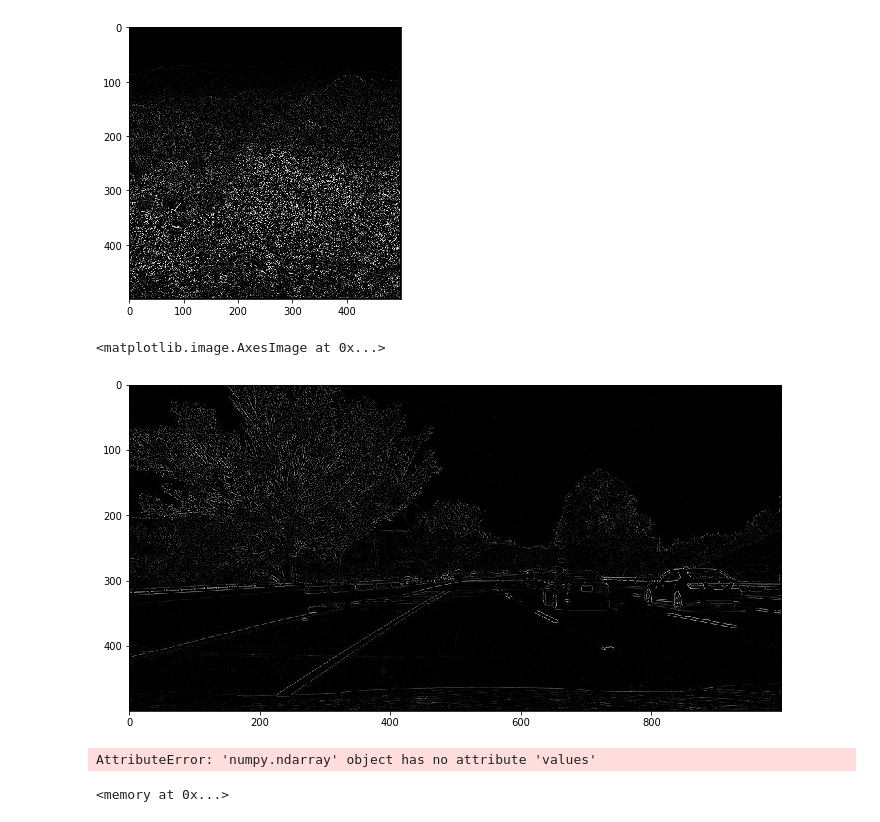
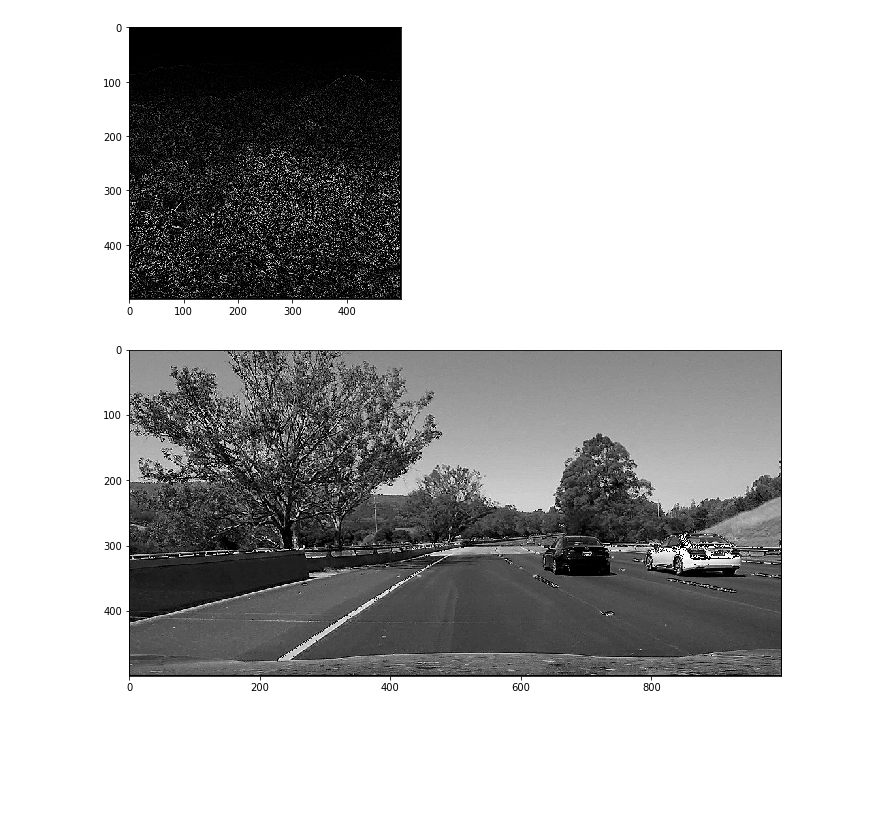
Before and after one commit to Defcon27/Image-Search-using-Parallel-Computing, a Jupyter notebook: Filters.ipynb, the cells around one changed output. Cells and saved outputs as stored; diff of their text form; code cells hidden in the pictures; blank space fills up the shorter version.

Commit message:
added Shapening filter

```diff
--- a/Filters.ipynb
+++ b/Filters.ipynb
@@ -120,23 +120,15 @@ Time : 1.8083124999999995
 # %%
 from ConvolutionalFilters import ConvolutionFilter
 
 image = cv2.imread("Image_Database/road.jpg")
 # image = cv2.cvtColor(image,cv2.COLOR_BGR2GRAY)
 image = image = cv2.resize(image, (1000,500))
 
 filters = ConvolutionFilter(image)
-fil = filters.applyLaplacian()
+fil = filters.applySharpen()
 
 plt.figure(figsize = (12,6))
 plt.imshow(fil, cmap="gray")
+plt.show()
 # %% [output]
-<matplotlib.image.AxesImage at 0x...>
-[figure, old version]
+[figure, new version]
-# %%
-filnew = np.ndarray(fil.values, dtype="int")
-# %% [output]
-AttributeError: 'numpy.ndarray' object has no attribute 'values'
-# %%
-fil.data
-# %% [output]
-<memory at 0x...>
```
Also changed, not shown: 1 other file.
